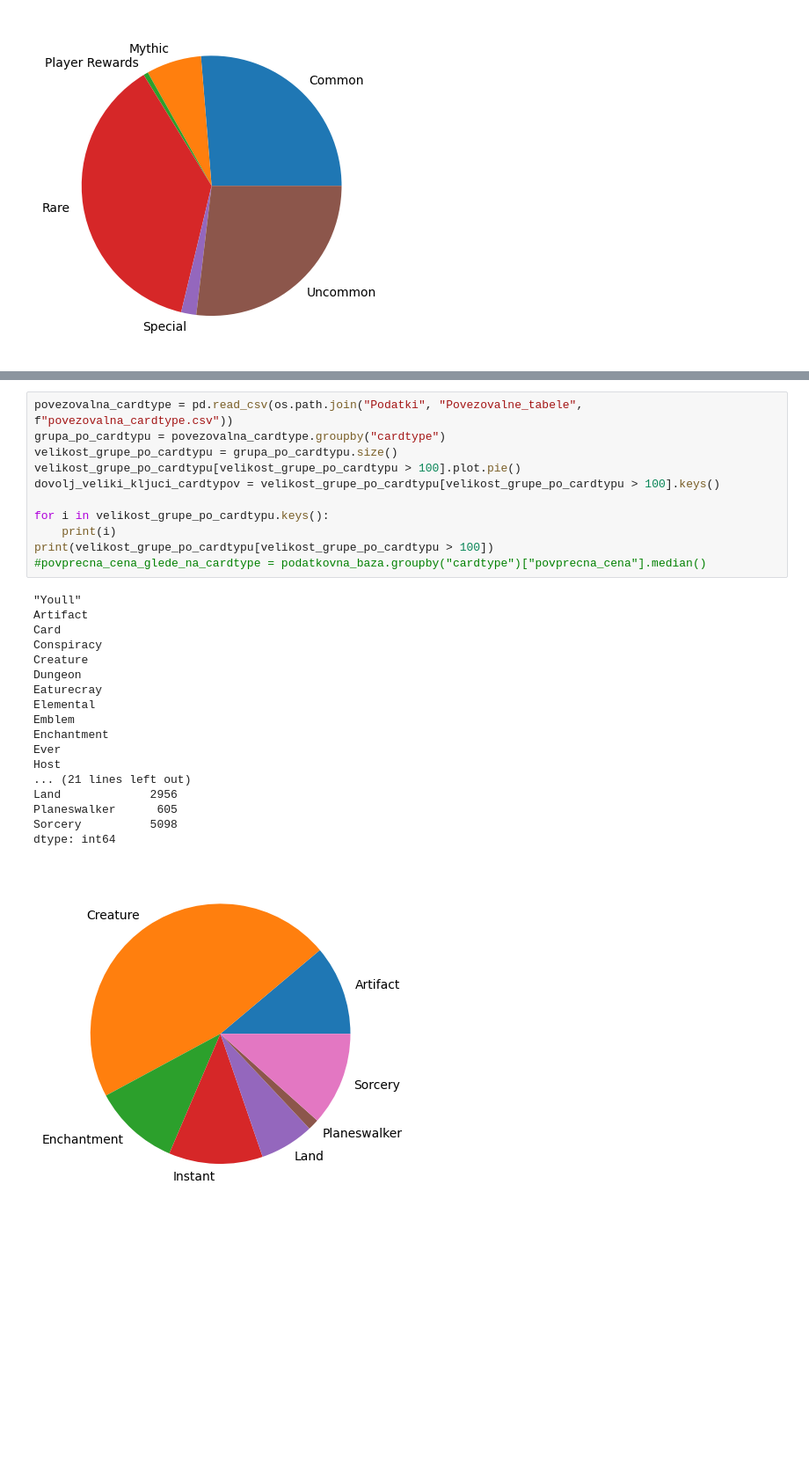
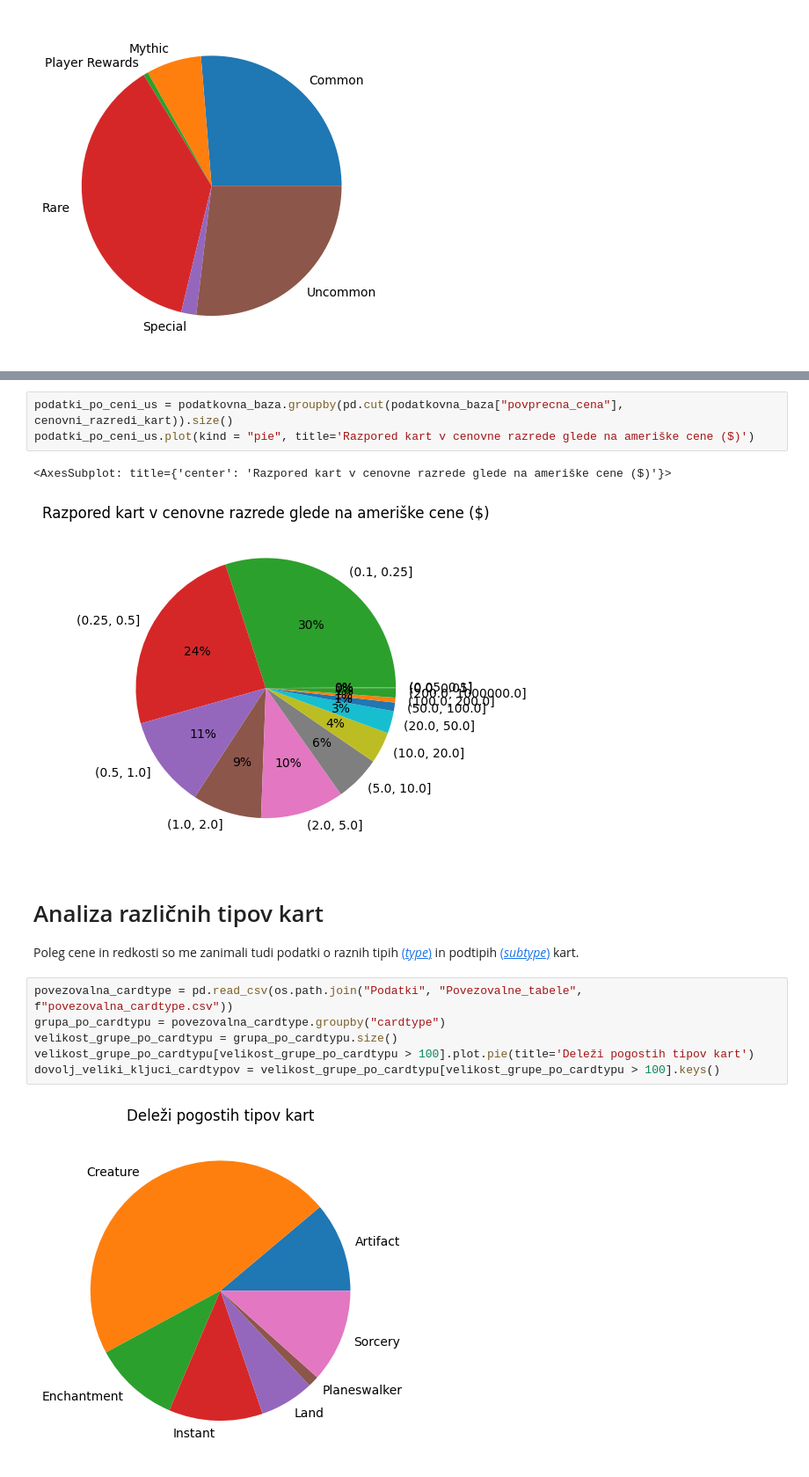
Before and after one commit to MightyOwler/Analiza-podatkov, a Jupyter notebook: AnalizaPodatkov.ipynb, the cells around one changed output, grey strips where cells are left out. Shown at 88% size. Saved outputs shown, nothing was run; the diff lists cells and outputs as text; blank space fills up the shorter version.

```diff
--- a/AnalizaPodatkov.ipynb
+++ b/AnalizaPodatkov.ipynb
@@ -39,33 +45,21 @@ mediana_cena_glede_na_redkost.plot(kind="bar")
+# %%
+podatki_po_ceni_us = podatkovna_baza.groupby(pd.cut(podatkovna_baza["povprecna_cena"], cenovni_razredi_kart)).size()
+podatki_po_ceni_us.plot(kind = "pie", title='Razpored kart v cenovne razrede glede na ameriške cene ($)')
+# %% [output]
+<AxesSubplot: title={'center': 'Razpored kart v cenovne razrede glede na ameriške cene ($)'}>
+[figure, added]
+# %% [markdown]
+# Analiza različnih tipov kart
+
+Poleg cene in redkosti so me zanimali tudi podatki o raznih tipih [(*type*)](https://mtg.fandom.com/wiki/Card_type) in podtipih [(*subtype*)](https://mtg.fandom.com/wiki/Subtype) kart.
 # %%
 povezovalna_cardtype = pd.read_csv(os.path.join("Podatki", "Povezovalne_tabele", f"povezovalna_cardtype.csv"))
 grupa_po_cardtypu = povezovalna_cardtype.groupby("cardtype")
 velikost_grupe_po_cardtypu = grupa_po_cardtypu.size()
-velikost_grupe_po_cardtypu[velikost_grupe_po_cardtypu > 100].plot.pie()
+velikost_grupe_po_cardtypu[velikost_grupe_po_cardtypu > 100].plot.pie(title='Deleži pogostih tipov kart')
 dovolj_veliki_kljuci_cardtypov = velikost_grupe_po_cardtypu[velikost_grupe_po_cardtypu > 100].keys()
-
-for i in velikost_grupe_po_cardtypu.keys():
-    print(i)
-print(velikost_grupe_po_cardtypu[velikost_grupe_po_cardtypu > 100])
-#povprecna_cena_glede_na_cardtype = podatkovna_baza.groupby("cardtype")["povprecna_cena"].median()
 # %% [output]
-"Youll"
-Artifact
-Card
-Conspiracy
-Creature
-Dungeon
-Eaturecray
-Elemental
-Emblem
-Enchantment
-Ever
-Host
-... (21 lines left out)
-Land             2956
-Planeswalker      605
-Sorcery          5098
-dtype: int64
-[figure, old version]
+[figure, new version]
 # %%
 povezovalna_subtype = pd.read_csv(os.path.join("Podatki", "Povezovalne_tabele", "povezovalna_subtype.csv"))
 grupa_po_subtypu = povezovalna_subtype.groupby("subtype")
```
Also changed, not shown: parts of 8 cells of this notebook, 5 other files.
